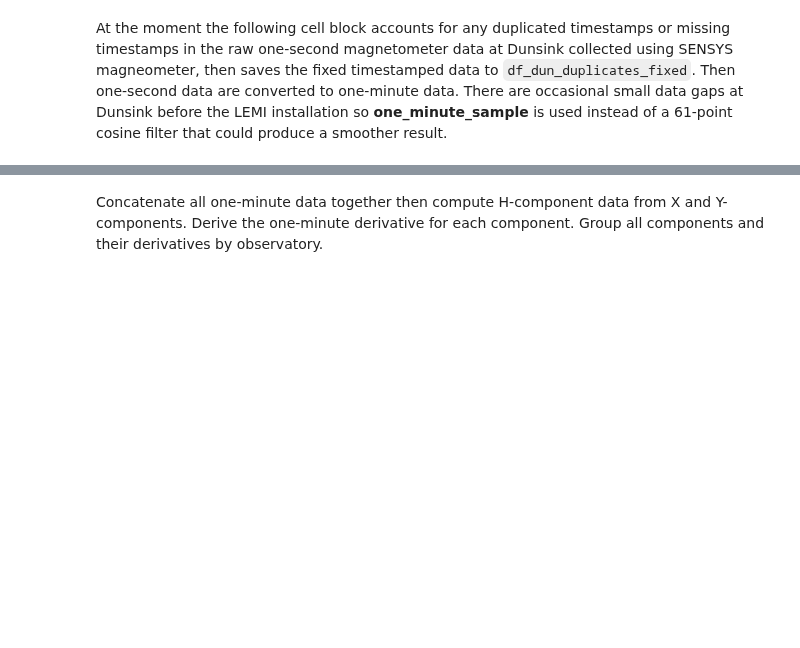
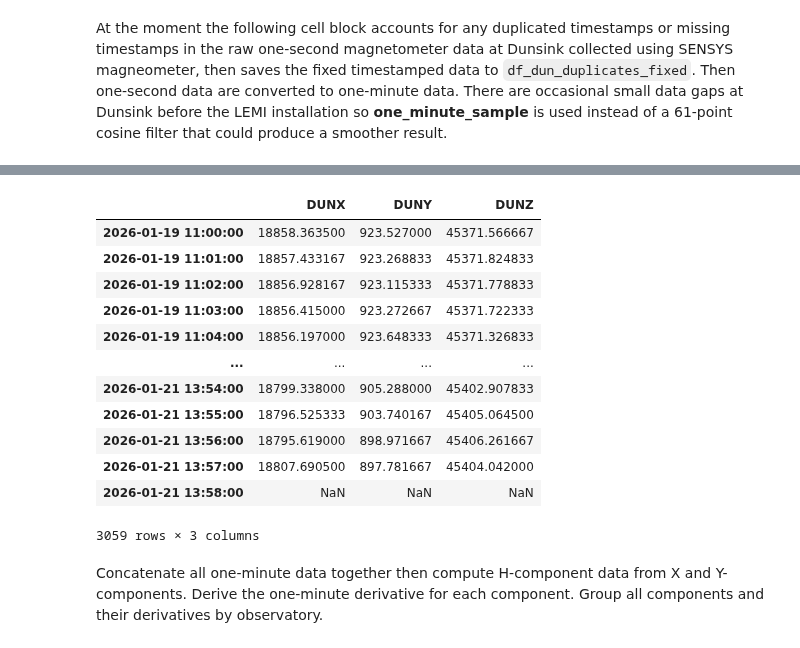
Before and after one commit to magie-network/MAGIE, a Jupyter notebook: notebooks/Plot_data.ipynb, the cells around one changed output, grey strips where cells are left out. Cells and saved outputs as stored; diff of their text form; code cells hidden in the pictures; blank space fills up the shorter version.

```diff
--- a/notebooks/Plot_data.ipynb
+++ b/notebooks/Plot_data.ipynb
@@ -176,3 +180,19 @@ HDF5 file  start time:  2025-11-11 12:00:00 end time:  2025-11-12 23:59:00
+# %%
+df_dun_minute
+# %% [output]
+|  | DUNX | DUNY | DUNZ |
+| 2026-01-19 11:00:00 | 18858.363500 | 923.527000 | 45371.566667 |
+| 2026-01-19 11:01:00 | 18857.433167 | 923.268833 | 45371.824833 |
+| 2026-01-19 11:02:00 | 18856.928167 | 923.115333 | 45371.778833 |
+| 2026-01-19 11:03:00 | 18856.415000 | 923.272667 | 45371.722333 |
+| 2026-01-19 11:04:00 | 18856.197000 | 923.648333 | 45371.326833 |
+| ... | ... | ... | ... |
+| 2026-01-21 13:54:00 | 18799.338000 | 905.288000 | 45402.907833 |
+| 2026-01-21 13:55:00 | 18796.525333 | 903.740167 | 45405.064500 |
+| 2026-01-21 13:56:00 | 18795.619000 | 898.971667 | 45406.261667 |
+| 2026-01-21 13:57:00 | 18807.690500 | 897.781667 | 45404.042000 |
+| 2026-01-21 13:58:00 | NaN | NaN | NaN |
+3059 rows × 3 columns
 # %% [markdown]
 Concatenate all one-minute data together then compute H-component data from X and Y-components. Derive the one-minute derivative for each component. Group all components and their derivatives by observatory.
 # %%
```
Also changed, not shown: parts of 8 cells of this notebook, 2 other files.
